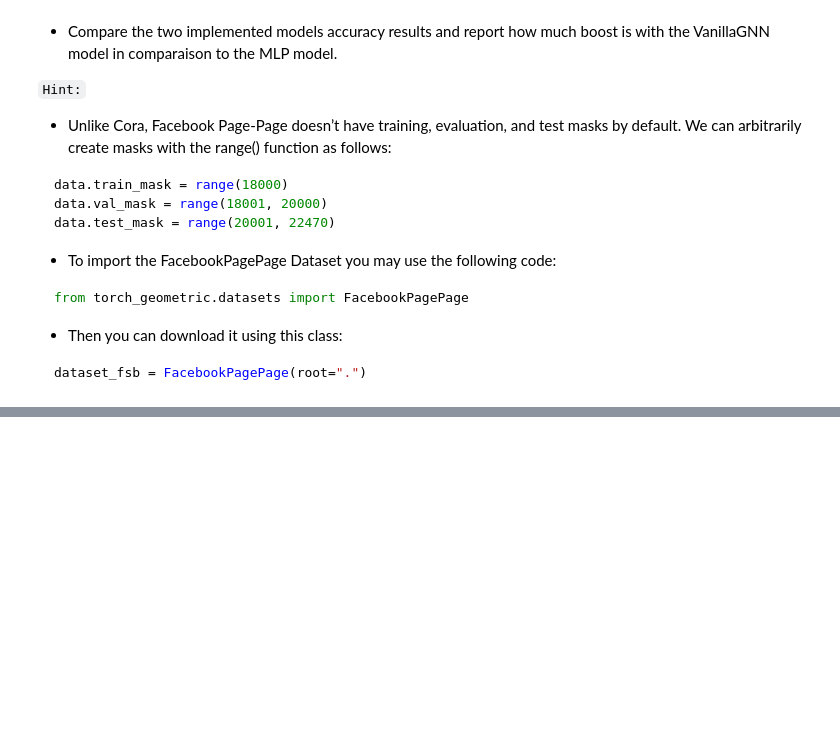
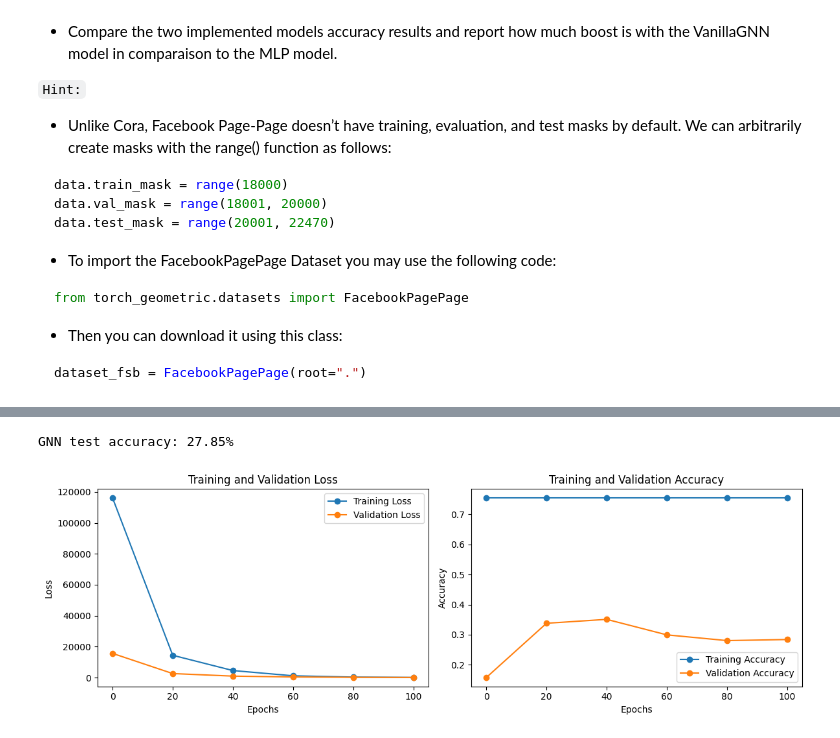
Before and after one commit to amaliahm/NS_labs, a Jupyter notebook: NetSci_Lab3/NetSci_Lab3_VGNN.ipynb, the cells around one changed output, grey strips where cells are left out. Saved outputs shown, nothing was run; the diff lists cells and outputs as text; code cells hidden in the pictures; blank space fills up the shorter version.

```diff
--- a/NetSci_Lab3/NetSci_Lab3_VGNN.ipynb
+++ b/NetSci_Lab3/NetSci_Lab3_VGNN.ipynb
@@ -446,0 +687,3 @@ dataset_fsb = FacebookPagePage(root=".")
+# %%
+gvnn_train_losses, gvnn_val_losses =[], []
+gvnn_train_accs, gvnn_val_accs =[], []
@@ -446,0 +764,29 @@ dataset_fsb = FacebookPagePage(root=".")
+# %%
+acc = gnn.test(data, adjacency=adjacency)
+print(f'\nGNN test accuracy: {acc*100:.2f}%')
+# %% [output]
+GNN test accuracy: 27.85%
+# %%
+epochs = range(0, 101, 20)
+
+plt.figure(figsize=(12, 4))
+plt.subplot(1, 2, 1)
+plt.plot(epochs, gvnn_train_losses, label='Training Loss', marker='o')
+plt.plot(epochs, gvnn_val_losses, label='Validation Loss', marker='o')
+plt.title('Training and Validation Loss')
+plt.xlabel('Epochs')
+plt.ylabel('Loss')
+plt.legend()
+
+plt.subplot(1, 2, 2)
+plt.plot(epochs, gvnn_train_accs, label='Training Accuracy', marker='o')
+plt.plot(epochs, gvnn_val_accs, label='Validation Accuracy', marker='o')
+plt.title('Training and Validation Accuracy')
+plt.xlabel('Epochs')
+plt.ylabel('Accuracy')
+plt.legend()
+
+plt.tight_layout()
+plt.show()
+# %% [output]
+[figure, added]
```
Also changed, not shown: parts of 38 cells of this notebook.
